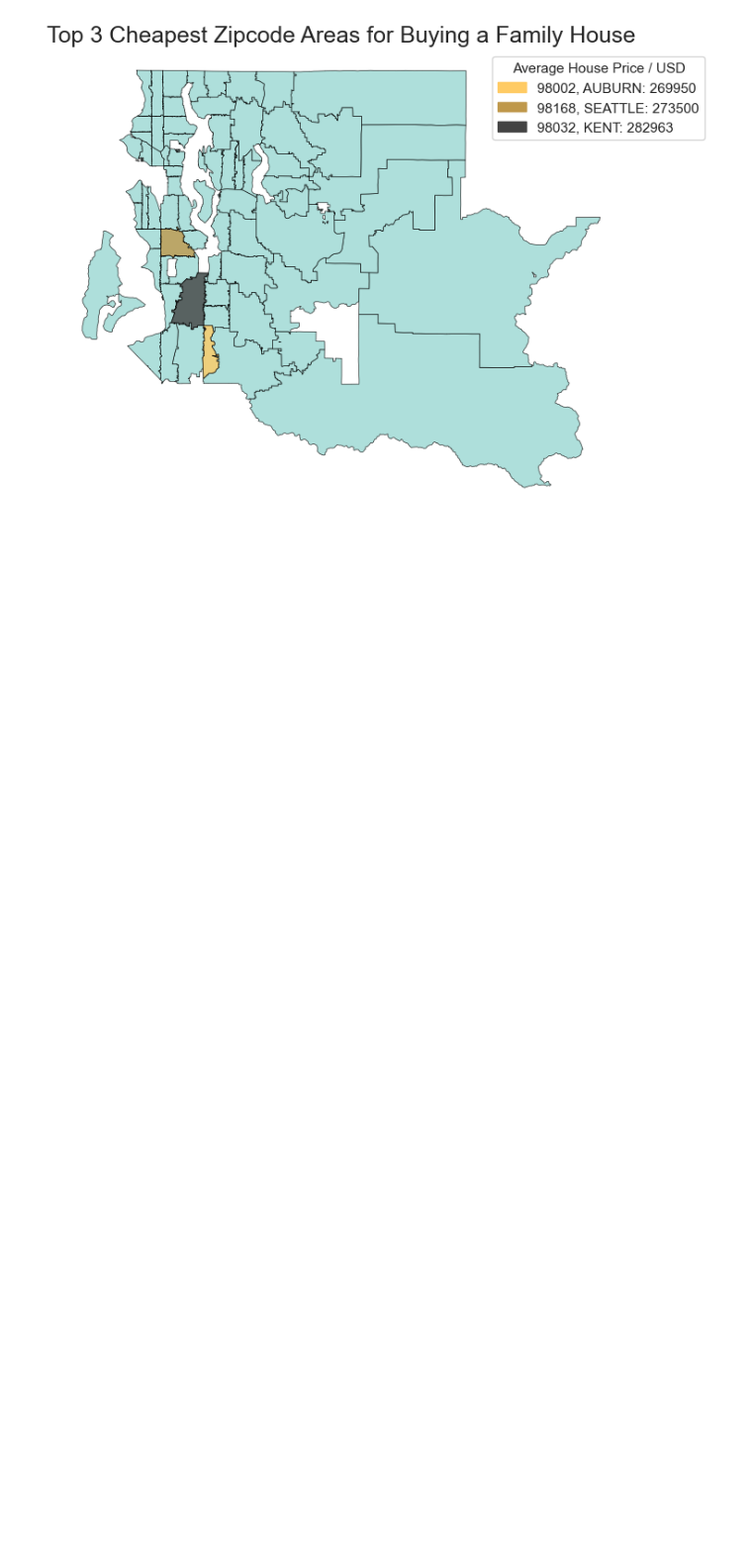
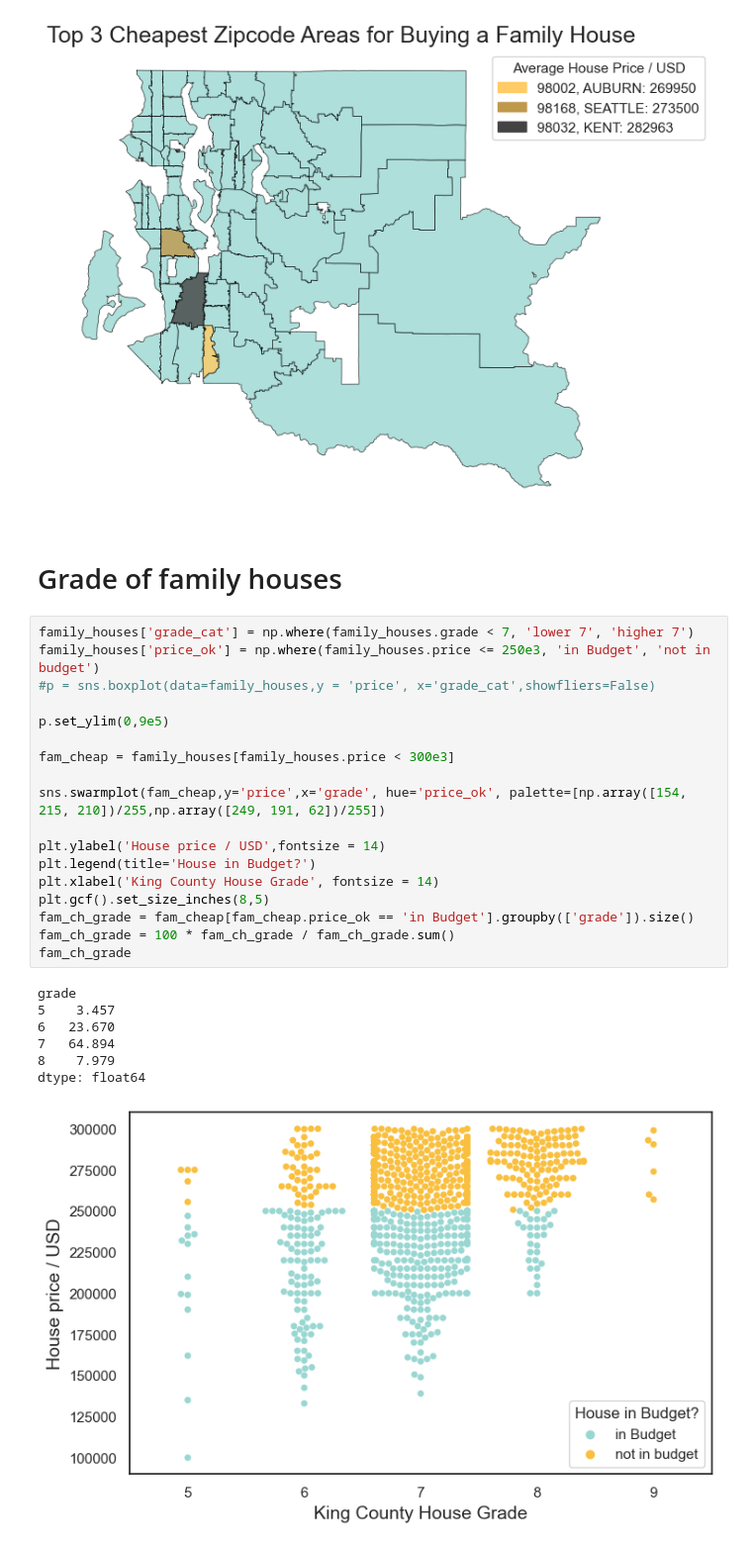
Before and after one commit to loukra/King_County_Housing_EDA, a Jupyter notebook: EDA.ipynb, the cells around one changed output. Shown at 99% size. Saved outputs shown, nothing was run; the diff lists cells and outputs as text; blank space fills up the shorter version.

```diff
--- a/EDA.ipynb
+++ b/EDA.ipynb
@@ -458,3 +514,31 @@ zip_shape_fam_houses.iloc[:3]
 | 52 | 94 | 98168 | 98168 | 033 | Standard | King County | SEATTLE | 105513.044 | 258959463.097 | ... |
 | 61 | 28 | 98032 | 98032 | 033 | Standard | King County | KENT | 162578.138 | 480428912.045 | ... |
 [figure]
+# %% [markdown]
+# Grade of family houses
+# %%
+family_houses['grade_cat'] = np.where(family_houses.grade < 7, 'lower 7', 'higher 7')
+family_houses['price_ok'] = np.where(family_houses.price <= 250e3, 'in Budget', 'not in budget')
+#p = sns.boxplot(data=family_houses,y = 'price', x='grade_cat',showfliers=False)
+
+p.set_ylim(0,9e5)
+
+fam_cheap = family_houses[family_houses.price < 300e3]
+
+sns.swarmplot(fam_cheap,y='price',x='grade', hue='price_ok', palette=[np.array([154, 215, 210])/255,np.array([249, 191, 62])/255])
+
+plt.ylabel('House price / USD',fontsize = 14)
+plt.legend(title='House in Budget?')
+plt.xlabel('King County House Grade', fontsize = 14)
+plt.gcf().set_size_inches(8,5)
+fam_ch_grade = fam_cheap[fam_cheap.price_ok == 'in Budget'].groupby(['grade']).size()
+fam_ch_grade = 100 * fam_ch_grade / fam_ch_grade.sum()
+fam_ch_grade
+# %% [output]
+grade
+5    3.457
+6   23.670
+7   64.894
+8    7.979
+dtype: float64
+[figure, added]
```
Also changed, not shown: parts of 44 cells of this notebook.
